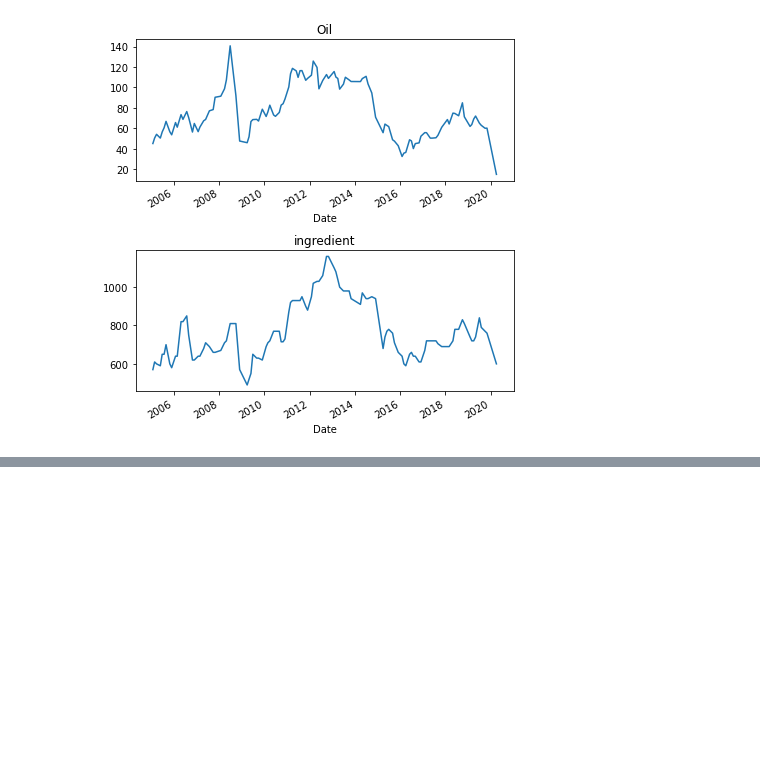
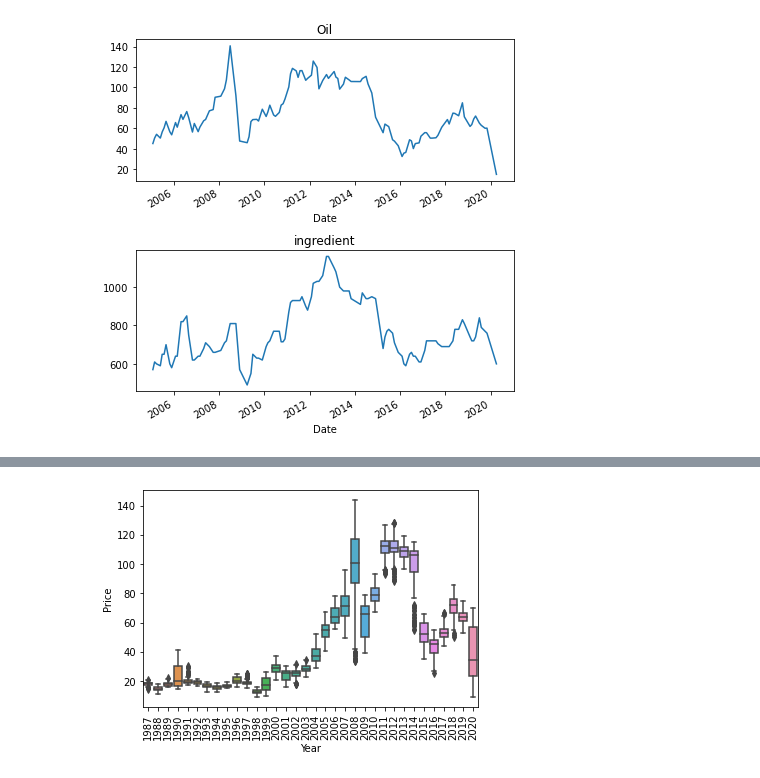
Before and after one commit to ievazzade/ML_Projects, a Jupyter notebook: IFF_DS_CaseStudy/IFF Data Science Case Study/IFF_DS_CaseStudy_Final.ipynb, the cells around one changed output, grey strips where cells are left out. Drawn from its saved outputs; the diff is of its cells as text; code cells hidden in the pictures; blank space fills up the shorter version.

```diff
--- a/IFF_DS_CaseStudy/IFF Data Science Case Study/IFF_DS_CaseStudy_Final.ipynb
+++ b/IFF_DS_CaseStudy/IFF Data Science Case Study/IFF_DS_CaseStudy_Final.ipynb
@@ -194,0 +197,2 @@ plt.show()
+# %%
+oil.dropna(inplace=True)
@@ -194,0 +209,4 @@ plt.show()
+# %%
+oil['Year'] = [d.year for d in oil.index]
+oil['Month'] = [d.strftime('%b') for d in oil.index]
+oil.head()
@@ -194,0 +221,6 @@ plt.show()
+# %%
+sns.boxplot(x='Year', y='Price', data = oil)
+plt.xticks(rotation=90)
+plt.show()
+# %% [output]
+[figure, added]
```
Also changed, not shown: parts of 10 cells of this notebook.
